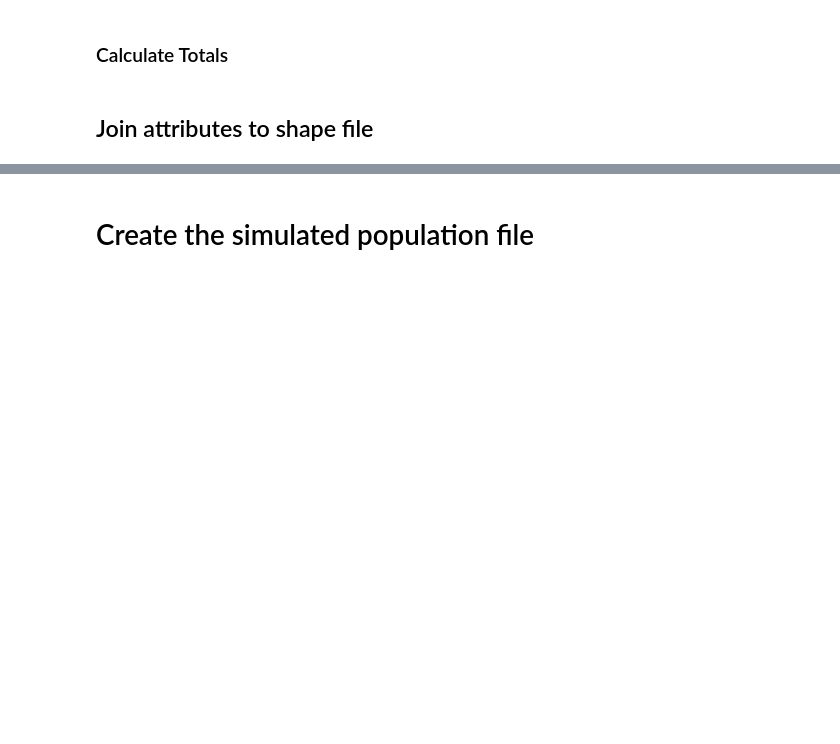
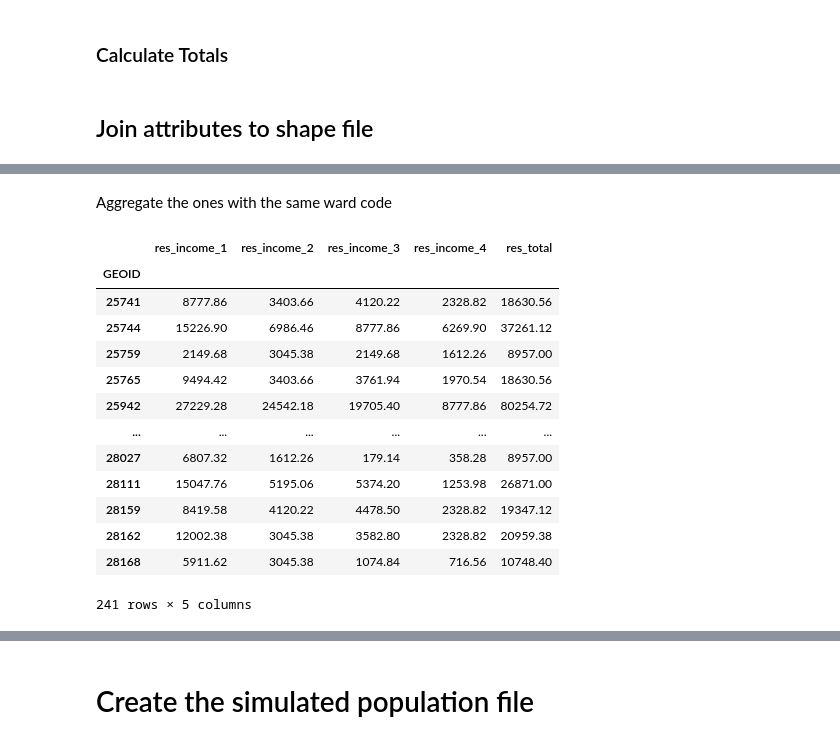
Before and after one commit to CityScope/CSL_HCMC, a Jupyter notebook: data_analysis/aggregate_survey_data.ipynb, the cells around one changed output, grey strips where cells are left out. Cells and saved outputs as stored; diff of their text form; code cells hidden in the pictures; blank space fills up the shorter version.

```diff
--- a/data_analysis/aggregate_survey_data.ipynb
+++ b/data_analysis/aggregate_survey_data.ipynb
@@ -201 +223,31 @@ population=gpd.read_file('../Data/GIS/Population/population_HCMC/population_shap
+# %%
+code_mapping={row['Code_Zone']: row['Com_ID'] for ind, row in code_mapping_df.iterrows()}
+# %%
+by_home_area_income['GEOID']=[str(code_mapping[i]) if i in code_mapping else -1 for i in by_home_area_income.index]
+by_work_area_field['GEOID']=[str(code_mapping[i]) if i in code_mapping else -1 for i in by_work_area_field.index]
+# %% [markdown]
+Aggregate the ones with the same ward code
+# %%
+by_home_geoid_income=by_home_area_income.groupby('GEOID').sum()
+by_work_geoid_field=by_work_area_field.groupby('GEOID').sum()
+# %%
+by_home_geoid_income=by_home_geoid_income.drop(-1)
+by_work_geoid_field=by_work_geoid_field.drop(-1)
+# %%
+by_home_geoid_income
+# %% [output]
+|  | res_income_1 | res_income_2 | res_income_3 | res_income_4 | res_total |
+| GEOID |  |  |  |  |  |
+| 25741 | 8777.86 | 3403.66 | 4120.22 | 2328.82 | 18630.56 |
+| 25744 | 15226.90 | 6986.46 | 8777.86 | 6269.90 | 37261.12 |
+| 25759 | 2149.68 | 3045.38 | 2149.68 | 1612.26 | 8957.00 |
+| 25765 | 9494.42 | 3403.66 | 3761.94 | 1970.54 | 18630.56 |
+| 25942 | 27229.28 | 24542.18 | 19705.40 | 8777.86 | 80254.72 |
+| ... | ... | ... | ... | ... | ... |
+| 28027 | 6807.32 | 1612.26 | 179.14 | 358.28 | 8957.00 |
+| 28111 | 15047.76 | 5195.06 | 5374.20 | 1253.98 | 26871.00 |
+| 28159 | 8419.58 | 4120.22 | 4478.50 | 2328.82 | 19347.12 |
+| 28162 | 12002.38 | 3045.38 | 3582.80 | 2328.82 | 20959.38 |
+| 28168 | 5911.62 | 3045.38 | 1074.84 | 716.56 | 10748.40 |
+241 rows × 5 columns
 # %%
```
Also changed, not shown: parts of 16 cells of this notebook, 2 other files.
